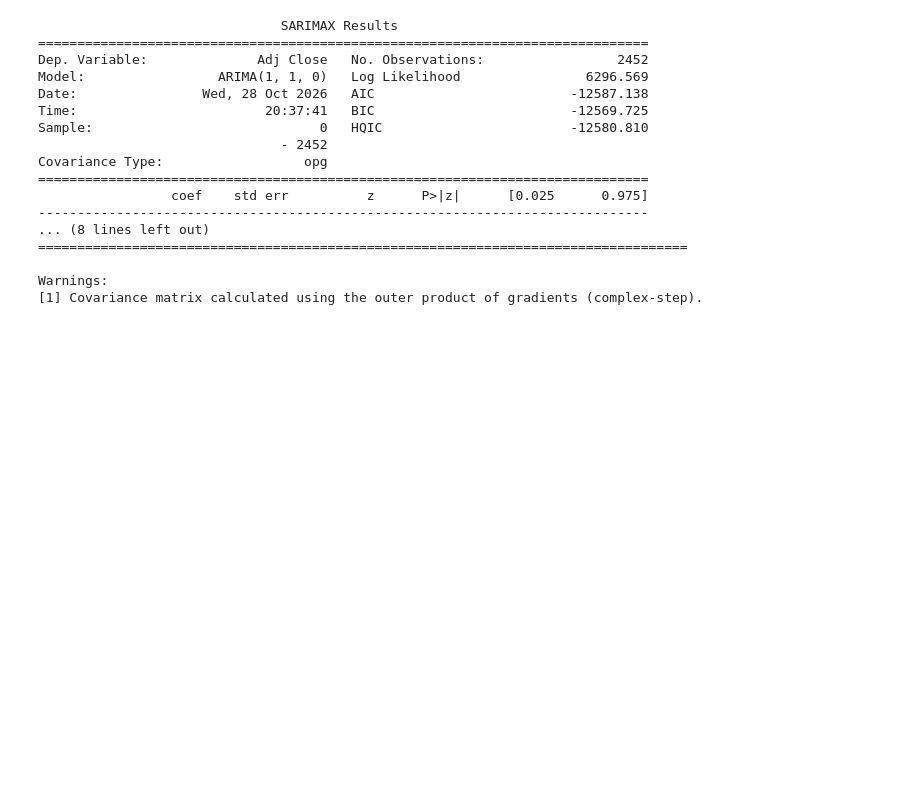
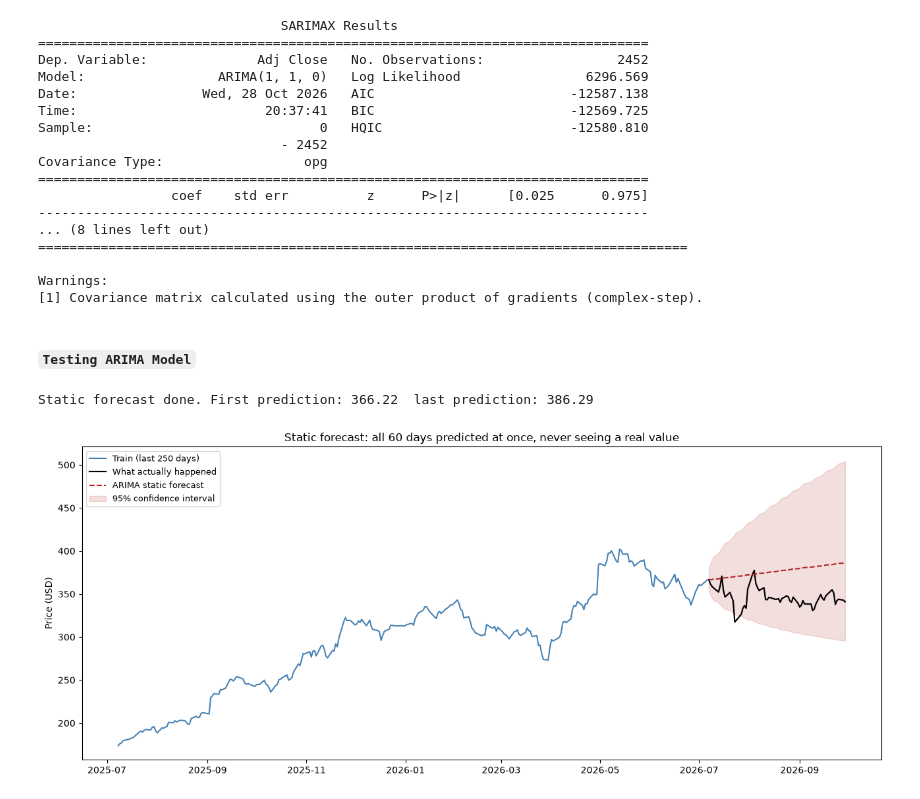
Before and after one commit to zawmoehtike-cct/CA1MLB-2026230, a Jupyter notebook: CA1MLB.ipynb, the cells around one changed output. Cells and saved outputs as stored; diff of their text form; code cells hidden in the pictures; blank space fills up the shorter version.

Commit message:
test ARIMA model

````diff
--- a/CA1MLB.ipynb
+++ b/CA1MLB.ipynb
@@ -1357,3 +1359,36 @@ Covariance Type:                  opg
 
 Warnings:
 [1] Covariance matrix calculated using the outer product of gradients (complex-step).
+# %% [markdown]
+##### ```Testing ARIMA Model```
+# %%
+# Convert the test set back from logs into dollars
+actual_prices = np.exp(test_log.values)
+
+# ---- (1) The static 60-day forecast ----
+forecast_object = arima_fit.get_forecast(TEST_D)
+static_pred = np.exp(forecast_object.predicted_mean.values)
+ci_95 = np.exp(forecast_object.conf_int(alpha=0.05))
+
+print('Static forecast done. First prediction:', round(static_pred[0], 2),
+      ' last prediction:', round(static_pred[-1], 2))
+# %% [output]
+Static forecast done. First prediction: 366.22  last prediction: 386.29
+# %%
+# Draw the static forecast against what actually happened
+plt.figure(figsize=(13, 5.5))
+
+# The last 250 training days, so the forecast has some context behind it
+recent_history = ts.iloc[-(250 + TEST_D):-TEST_D]
+plt.plot(recent_history.index, recent_history, color='steelblue', label='Train (last 250 days)')
+plt.plot(test_dates, actual_prices, color='black', linewidth=1.6, label='What actually happened')
+plt.plot(test_dates, static_pred, color='firebrick', linestyle='--', label='ARIMA static forecast')
+plt.fill_between(test_dates, ci_95.iloc[:, 0], ci_95.iloc[:, 1],
+                 color='firebrick', alpha=0.15, label='95% confidence interval')
+plt.title('Static forecast: all 60 days predicted at once, never seeing a real value')
+plt.ylabel('Price (USD)')
+plt.legend(fontsize=9)
+plt.tight_layout()
+plt.show()
+# %% [output]
+[figure, added]
````
Also changed, not shown: parts of 1 cell of this notebook.
